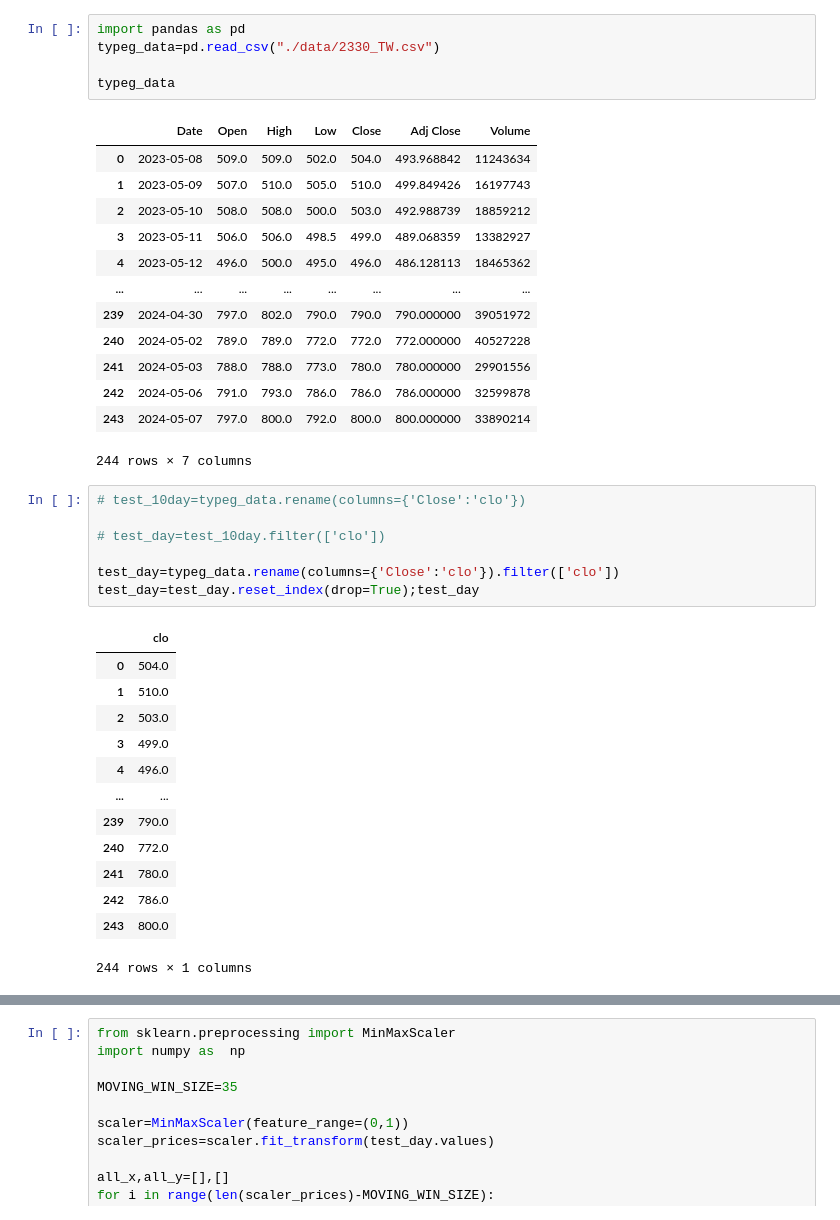
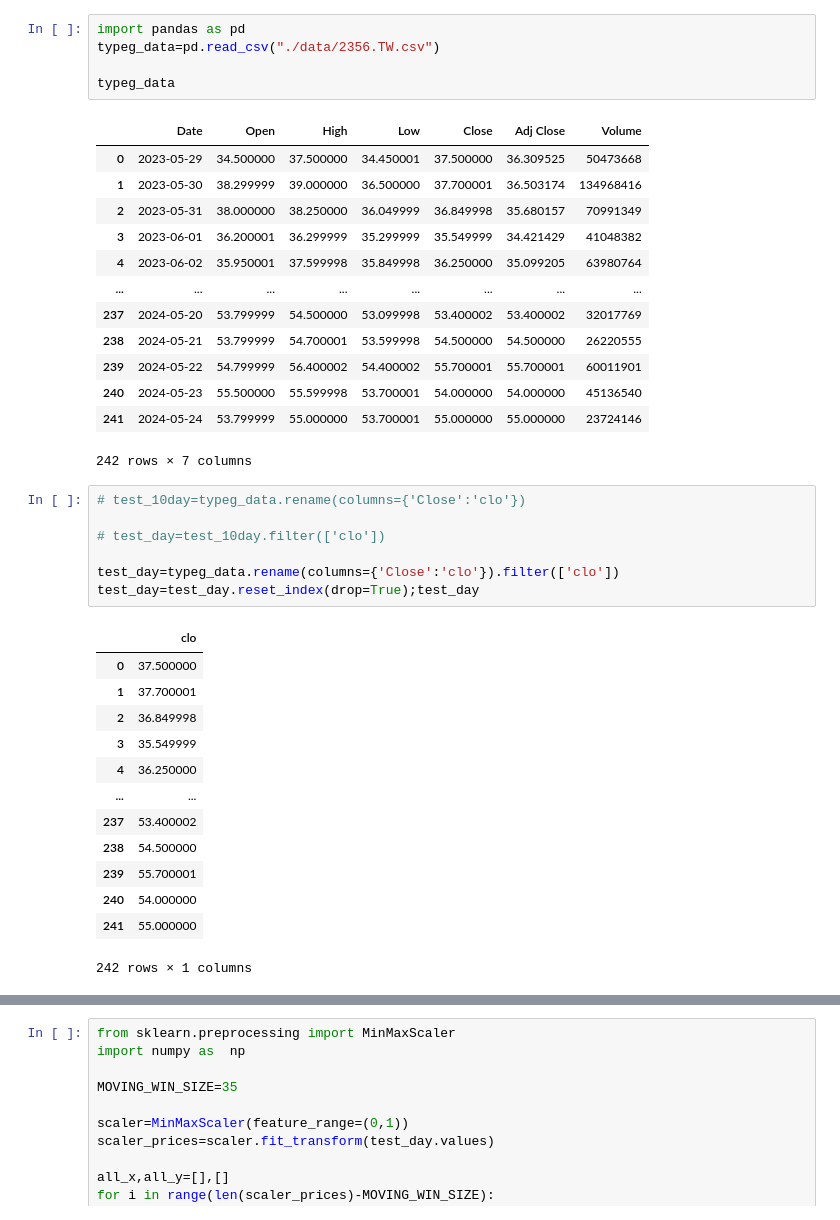
Before and after one commit to Peiteng-Chuang/TSMC_Stock_Predict, a Jupyter notebook: typeG/v1_3.ipynb, the cells around one changed output, grey strips where cells are left out. Drawn from its saved outputs; the diff is of its cells as text.

```diff
--- a/typeG/v1_3.ipynb
+++ b/typeG/v1_3.ipynb
@@ -1,22 +1,22 @@
 # %%
 import pandas as pd
-typeg_data=pd.read_csv("./data/2330_TW.csv")
+typeg_data=pd.read_csv("./data/2356.TW.csv")
 
 typeg_data
 # %% [output]
 |  | Date | Open | High | Low | Close | Adj Close | Volume |
-| 0 | 2023-05-08 | 509.0 | 509.0 | 502.0 | 504.0 | 493.968842 | 11243634 |
-| 1 | 2023-05-09 | 507.0 | 510.0 | 505.0 | 510.0 | 499.849426 | 16197743 |
-| 2 | 2023-05-10 | 508.0 | 508.0 | 500.0 | 503.0 | 492.988739 | 18859212 |
-| 3 | 2023-05-11 | 506.0 | 506.0 | 498.5 | 499.0 | 489.068359 | 13382927 |
-| 4 | 2023-05-12 | 496.0 | 500.0 | 495.0 | 496.0 | 486.128113 | 18465362 |
+| 0 | 2023-05-29 | 34.500000 | 37.500000 | 34.450001 | 37.500000 | 36.309525 | 50473668 |
+| 1 | 2023-05-30 | 38.299999 | 39.000000 | 36.500000 | 37.700001 | 36.503174 | 134968416 |
+| 2 | 2023-05-31 | 38.000000 | 38.250000 | 36.049999 | 36.849998 | 35.680157 | 70991349 |
+| 3 | 2023-06-01 | 36.200001 | 36.299999 | 35.299999 | 35.549999 | 34.421429 | 41048382 |
+| 4 | 2023-06-02 | 35.950001 | 37.599998 | 35.849998 | 36.250000 | 35.099205 | 63980764 |
 | ... | ... | ... | ... | ... | ... | ... | ... |
-| 239 | 2024-04-30 | 797.0 | 802.0 | 790.0 | 790.0 | 790.000000 | 39051972 |
-| 240 | 2024-05-02 | 789.0 | 789.0 | 772.0 | 772.0 | 772.000000 | 40527228 |
-| 241 | 2024-05-03 | 788.0 | 788.0 | 773.0 | 780.0 | 780.000000 | 29901556 |
-| 242 | 2024-05-06 | 791.0 | 793.0 | 786.0 | 786.0 | 786.000000 | 32599878 |
-| 243 | 2024-05-07 | 797.0 | 800.0 | 792.0 | 800.0 | 800.000000 | 33890214 |
+| 237 | 2024-05-20 | 53.799999 | 54.500000 | 53.099998 | 53.400002 | 53.400002 | 32017769 |
+| 238 | 2024-05-21 | 53.799999 | 54.700001 | 53.599998 | 54.500000 | 54.500000 | 26220555 |
+| 239 | 2024-05-22 | 54.799999 | 56.400002 | 54.400002 | 55.700001 | 55.700001 | 60011901 |
+| 240 | 2024-05-23 | 55.500000 | 55.599998 | 53.700001 | 54.000000 | 54.000000 | 45136540 |
+| 241 | 2024-05-24 | 53.799999 | 55.000000 | 53.700001 | 55.000000 | 55.000000 | 23724146 |
-244 rows × 7 columns
+242 rows × 7 columns
 # %%
 # test_10day=typeg_data.rename(columns={'Close':'clo'})
 
@@ -26,18 +26,18 @@ test_day=typeg_data.rename(columns={'Close':'clo'}).filter(['clo'])
 test_day=test_day.reset_index(drop=True);test_day
 # %% [output]
 |  | clo |
-| 0 | 504.0 |
-| 1 | 510.0 |
-| 2 | 503.0 |
-| 3 | 499.0 |
-| 4 | 496.0 |
+| 0 | 37.500000 |
+| 1 | 37.700001 |
+| 2 | 36.849998 |
+| 3 | 35.549999 |
+| 4 | 36.250000 |
 | ... | ... |
-| 239 | 790.0 |
-| 240 | 772.0 |
-| 241 | 780.0 |
-| 242 | 786.0 |
-| 243 | 800.0 |
+| 237 | 53.400002 |
+| 238 | 54.500000 |
+| 239 | 55.700001 |
+| 240 | 54.000000 |
+| 241 | 55.000000 |
-244 rows × 1 columns
+242 rows × 1 columns
 # %%
 import matplotlib.pyplot as plt
 import seaborn as sns
```
Also changed, not shown: parts of 5 cells of this notebook, 3 other files.
